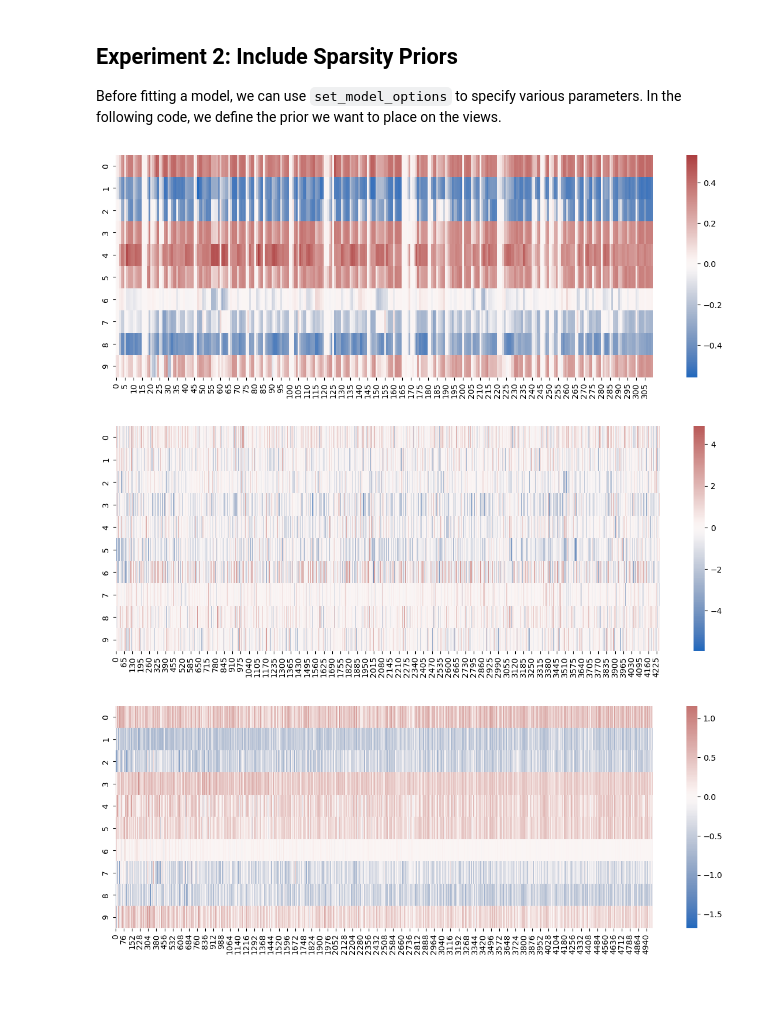
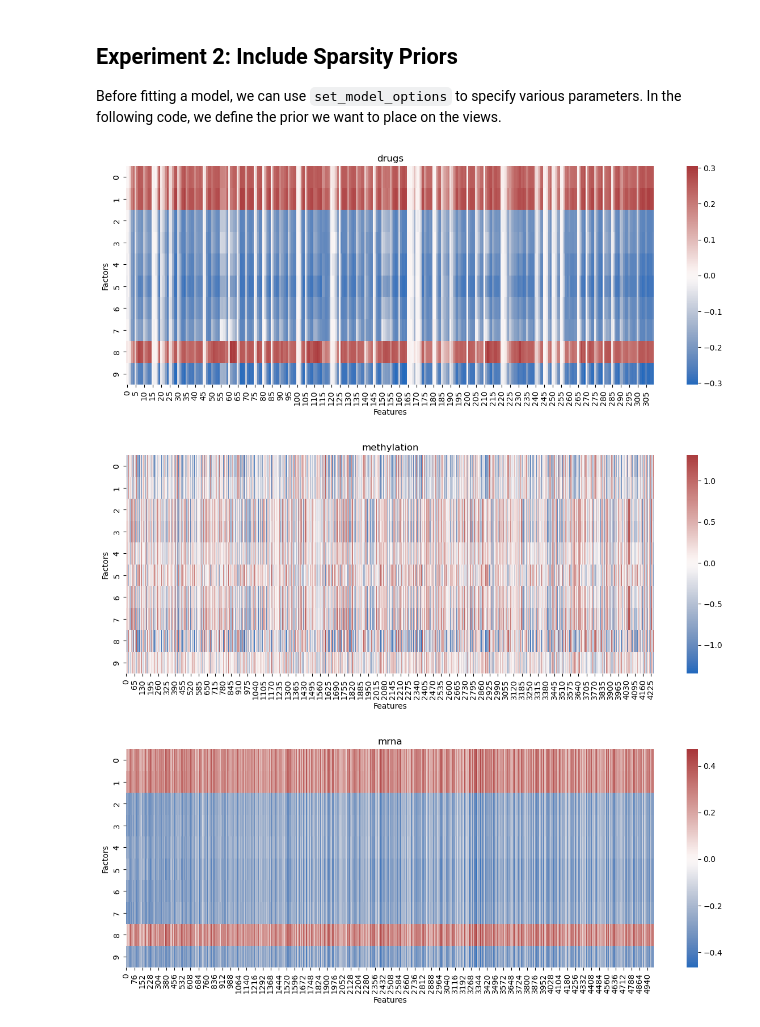
Before and after one commit to bioFAM/cellij-notebooks, a Jupyter notebook: notebooks/example_multi_view.ipynb, the cells around one changed output. Saved outputs shown, nothing was run; the diff lists cells and outputs as text; code cells hidden in the pictures; blank space fills up the shorter version.

```diff
--- a/notebooks/example_multi_view.ipynb
+++ b/notebooks/example_multi_view.ipynb
@@ -105,15 +105,18 @@ model.set_model_options(
 )
 
 # Retrain the model
-model.fit(epochs=10000)
+model.fit(epochs=1000)
 # %%
 weights = model.get_weights(views="all")
 
 for mod, w in weights.items():
     fig, ax = plt.subplots(1, 1, figsize=(15, 5))
     sns.heatmap(w, cmap="vlag", center=0)
+    ax.set_title(mod)
+    ax.set_ylabel("Factors")
+    ax.set_xlabel("Features")
     plt.show()
 # %% [output]
-[figure, old version]
+[figure, new version]
-[figure, old version]
+[figure, new version]
-[figure, old version]
+[figure, new version]
```
Also changed, not shown: parts of 4 cells of this notebook.
